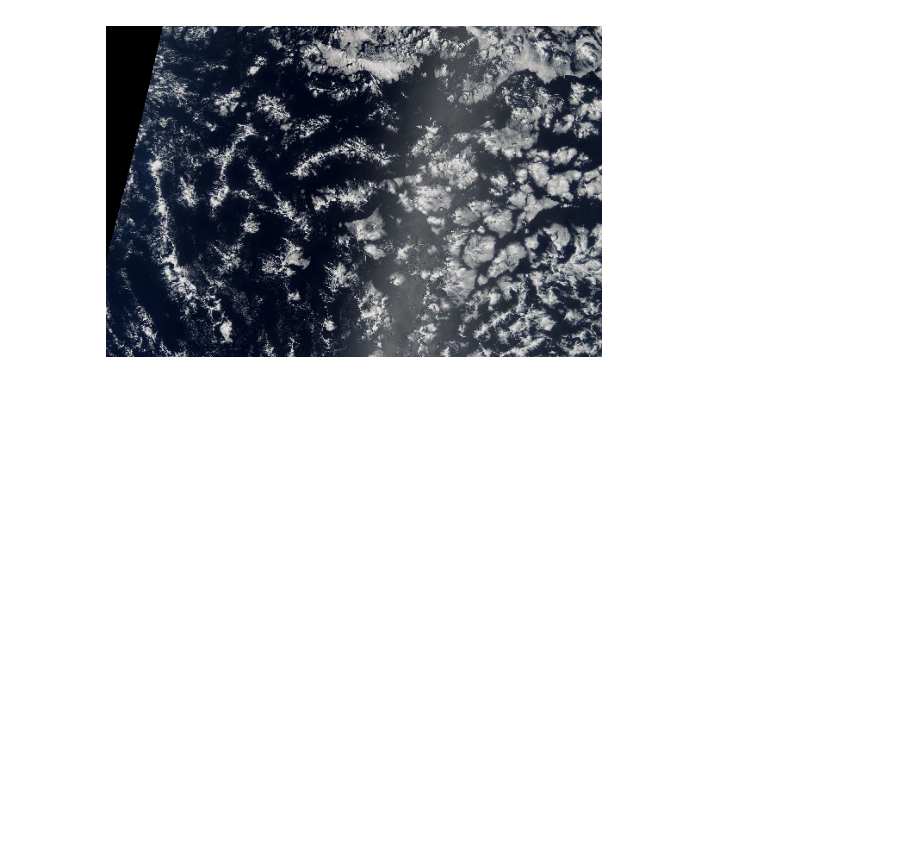
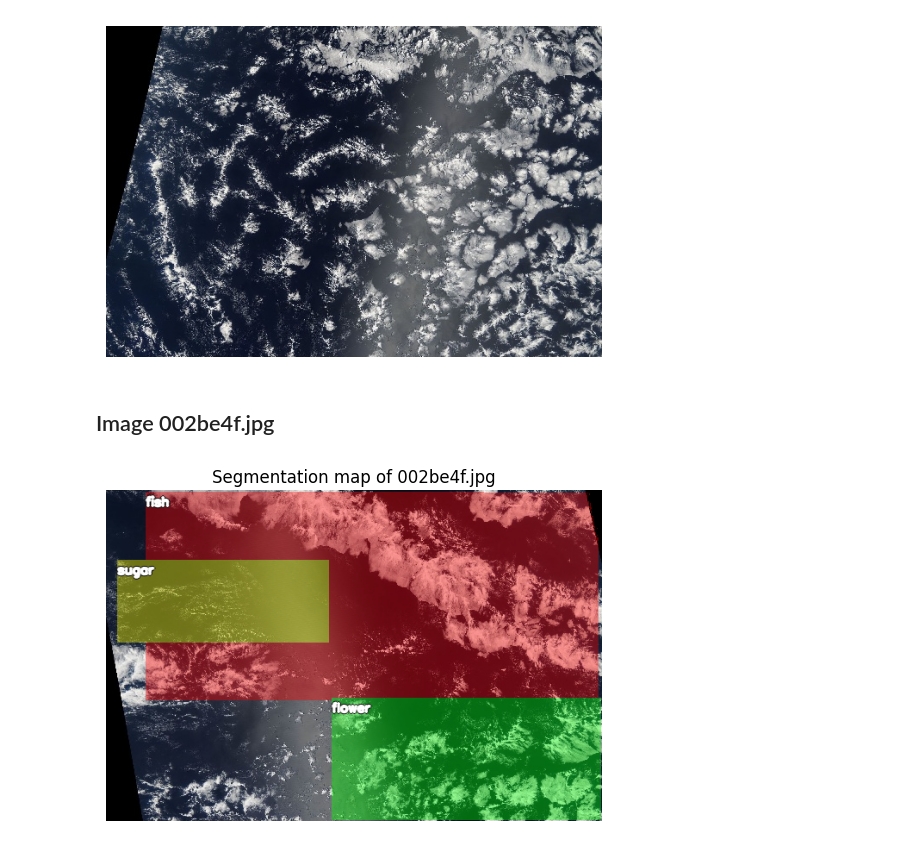
Before and after one commit to YOHANCOHENCODES/jun26_bcds_cloud_segmentation, a Jupyter notebook: notebooks/2.0-rosner-augmentation.ipynb, the cells around one changed output. Saved outputs shown, nothing was run; the diff lists cells and outputs as text; code cells hidden in the pictures; blank space fills up the shorter version.

Commit message:
Wired the Segmentation display to prepare it for displaying augmented masks (in the next step)

```diff
--- a/notebooks/2.0-rosner-augmentation.ipynb
+++ b/notebooks/2.0-rosner-augmentation.ipynb
@@ -30,6 +36,10 @@ def display_image(image: MatLike):
     plt.show()
 # %%
 # Load the 1st image from train path
+TRAIN_PATH = Path('../data/raw/train_images/')
+TEST_PATH = Path('../data/raw/test_images/')
+LABELS_PATH = Path('../data/raw/train.csv')
+
 image_path = sorted(TRAIN_PATH.iterdir())[0]
 image = load_image(image_path)
 
@@ -69,3 +79,23 @@ if image is not None:
 Original shape: (384, 576, 3), Transformed shape: (384, 576, 3)
 ..\data\raw\train_images\0011165.jpg (384, 576, 3) uint8
 [figure]
+# %%
+import pandas as pd
+from IPython.display import Markdown, display
+
+from src.data.image_masks import ImageMasks
+from src.data.labels import load_processed_labels
+from src.visualization.image_display import display_seg_masked_image
+
+df = load_processed_labels(LABELS_PATH)
+
+# Display the image with id=4
+image_ids = [4]
+
+for image_id in image_ids:
+    image_masks = ImageMasks(df, image_id, TRAIN_PATH)
+    display(Markdown(f'## Image {image_masks.get_name()}'))
+    display_seg_masked_image(image_masks)
+# %% [output]
+## Image 002be4f.jpg
+[figure, added]
```
Also changed, not shown: parts of 3 cells of this notebook, 1 other file.
